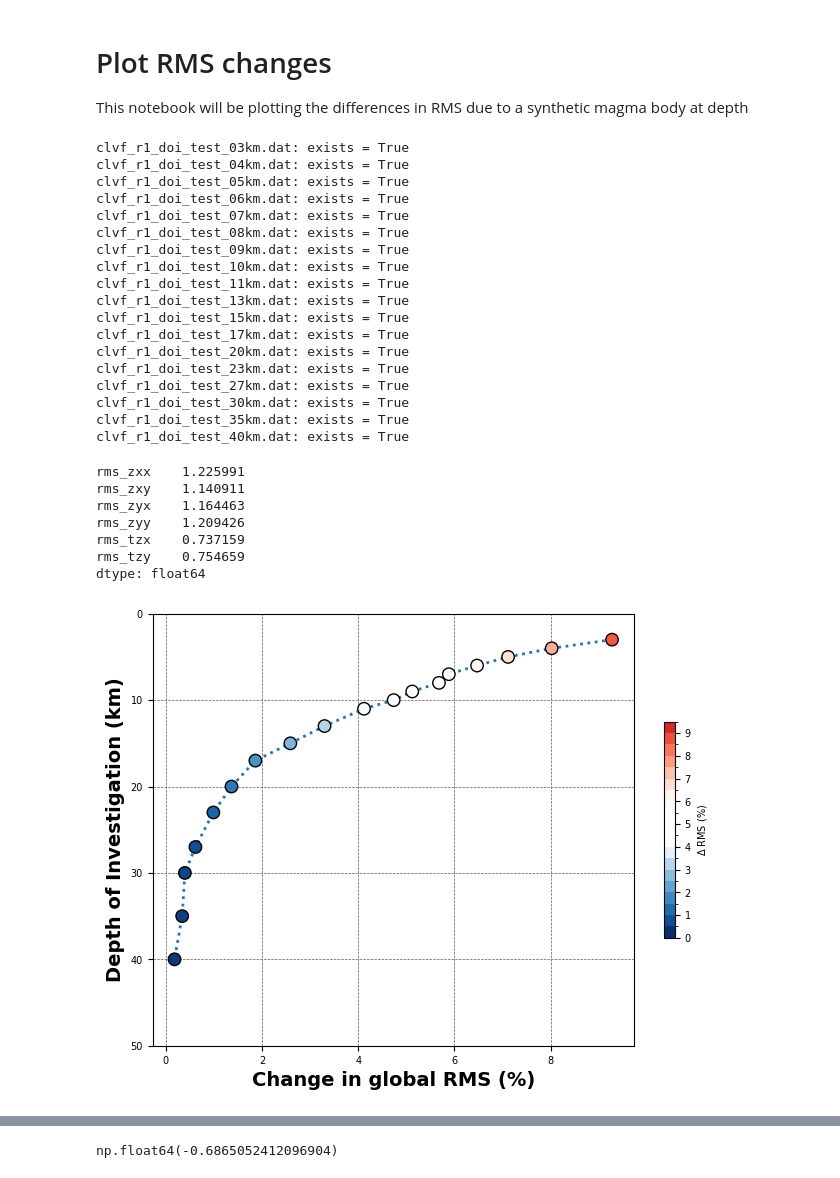
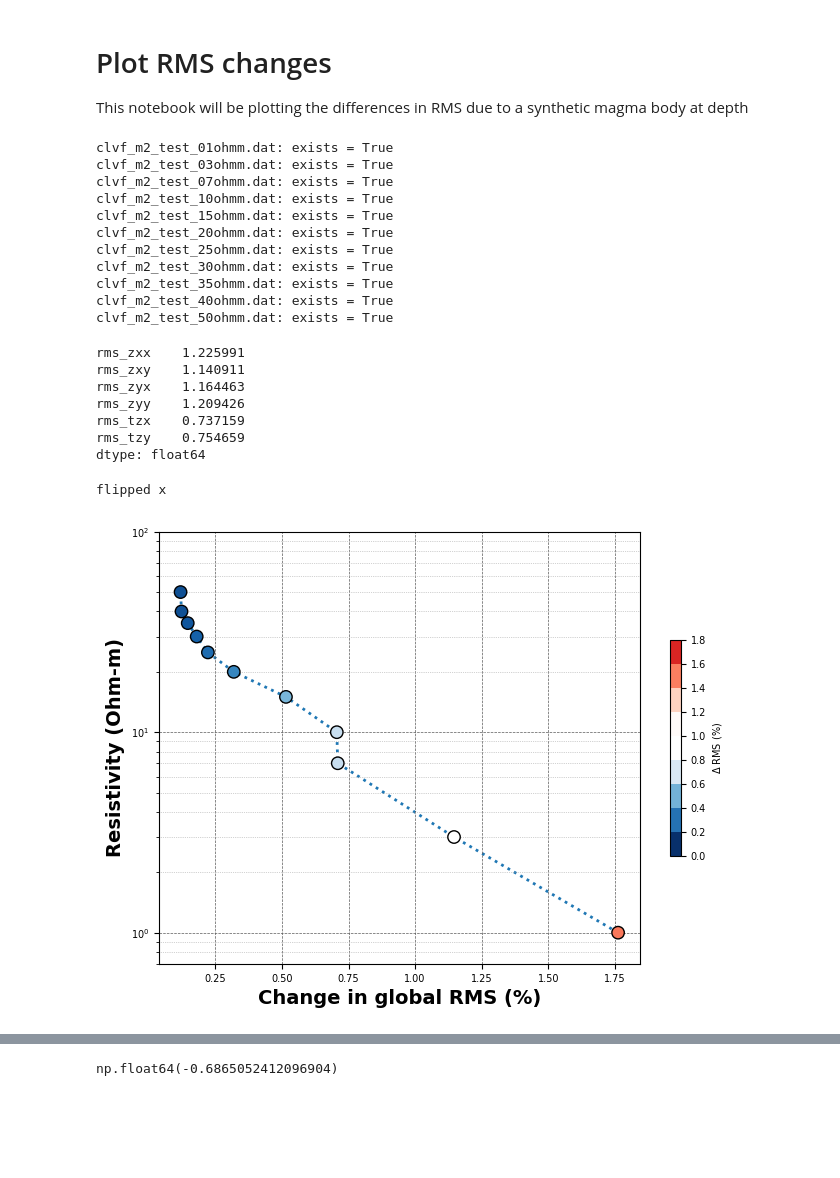
Before and after one commit to kujaku11/sandbox_scripts, a Jupyter notebook: clvf_mt_tests.ipynb, the cells around one changed output, grey strips where cells are left out. Saved outputs shown, nothing was run; the diff lists cells and outputs as text; code cells hidden in the pictures; blank space fills up the shorter version.

```diff
--- a/clvf_mt_tests.ipynb
+++ b/clvf_mt_tests.ipynb
@@ -69,7 +69,7 @@ def create_segmented_bwr_cmap():
 rms_cmap = create_segmented_bwr_cmap()
 # %%
 dat_path = Path(r"c:\Users\jpeacock\OneDrive - DOI\ClearLake\modem_inv\clvf_tests")
-fn_base = "clvf_r1_doi"
+fn_base = "clvf_m2"
 test_files = list(dat_path.glob(f"{fn_base}*.dat"))
 
 md_dict = {}
@@ -96,24 +96,17 @@ model_data_df = data_obj.read_data_file(
 
 md_dict["model"] = model_data_df.dataframe
 # %% [output]
-clvf_r1_doi_test_03km.dat: exists = True
-clvf_r1_doi_test_04km.dat: exists = True
-clvf_r1_doi_test_05km.dat: exists = True
-clvf_r1_doi_test_06km.dat: exists = True
-clvf_r1_doi_test_07km.dat: exists = True
-clvf_r1_doi_test_08km.dat: exists = True
-clvf_r1_doi_test_09km.dat: exists = True
-clvf_r1_doi_test_10km.dat: exists = True
-clvf_r1_doi_test_11km.dat: exists = True
-clvf_r1_doi_test_13km.dat: exists = True
-clvf_r1_doi_test_15km.dat: exists = True
-clvf_r1_doi_test_17km.dat: exists = True
-clvf_r1_doi_test_20km.dat: exists = True
-clvf_r1_doi_test_23km.dat: exists = True
-clvf_r1_doi_test_27km.dat: exists = True
-clvf_r1_doi_test_30km.dat: exists = True
-clvf_r1_doi_test_35km.dat: exists = True
-clvf_r1_doi_test_40km.dat: exists = True
+clvf_m2_test_01ohmm.dat: exists = True
+clvf_m2_test_03ohmm.dat: exists = True
+clvf_m2_test_07ohmm.dat: exists = True
+clvf_m2_test_10ohmm.dat: exists = True
+clvf_m2_test_15ohmm.dat: exists = True
+clvf_m2_test_20ohmm.dat: exists = True
+clvf_m2_test_25ohmm.dat: exists = True
+clvf_m2_test_30ohmm.dat: exists = True
+clvf_m2_test_35ohmm.dat: exists = True
+clvf_m2_test_40ohmm.dat: exists = True
+clvf_m2_test_50ohmm.dat: exists = True
 # %%
 # base_model_01 = calculate_rms(data_df.dataframe, model_data_df.dataframe)
 base_model_01 = calculate_rms(md_dict["data"], md_dict["model"])
@@ -156,42 +149,43 @@ for index, key in enumerate(key_order):
     y[index] = float(key.split("_")[-1].replace("km", "").replace("ohmm", ""))
     x[index] = float(rms_diff[key])
 
-if "m3" in fn_base:
+if "m3" in fn_base or "m2" in fn_base:
     print("flipped x")
     x = np.sort(x)[::-1]
 
 ax.plot(x, y, marker=None, ls=":", lw=2, zorder=1)
-ax.scatter(x, y, c=x, cmap=rms_cmap, vmin=0, vmax=10, marker="o", s=80, edgecolors=(0,0,0), zorder=100)
+ax.scatter(x, y, c=x, cmap=rms_cmap, vmin=0, vmax=2, marker="o", s=80, edgecolors=(0,0,0), zorder=100)
 # ax.scatter(x, y, c=None, cmap=None, vmin=-1, vmax=10, marker="s", s=80, edgecolors=(0,0,0), zorder=100)
 
 if "doi" not in fn_base:
     ax.set_ylabel("Resistivity (Ohm-m)", fontdict={"size":14, "weight":"bold"})
     ax.set_xlabel("Change in global RMS (%)", fontdict={"size":14, "weight":"bold"})
     ax.set_yscale("log")
     ax.set_ylim(.7, 100)
 else:
     # ax.set_ylabel("Bottom of R1 (km)", fontdict={"size":14, "weight":"bold"})
     ax.set_ylabel("Depth of Investigation (km)", fontdict={"size":14, "weight":"bold"})
     ax.set_xlabel("Change in global RMS (%)", fontdict={"size":14, "weight":"bold"})
     ax.set_ylim((50, 0))
     ax.xaxis.set_minor_locator(ticker.MultipleLocator(10))
     ax.yaxis.set_minor_locator(ticker.MultipleLocator(10))
 
 ax.grid(which="major", color=(.35, .35, .35), lw=.5, ls="--")
 ax.grid(which="minor", color=(.65, .65, .65), lw=.5, ls=":")
 
 cb_ax, _ = mcb.make_axes(ax, shrink=0.5)
 
 cb_norm = colors.BoundaryNorm(
-            np.arange(0, 10, .5),
+            np.arange(0, 2, .2),
             rms_cmap.N,
         )
 cb = mcb.ColorbarBase(cb_ax, cmap=rms_cmap, norm=cb_norm, label=r"$\Delta$ RMS (%)")
 
 plt.show()
 fig.savefig(dat_path / f"{fn_base}_figure.png", dpi=300, bbox_inches="tight")
 # %% [output]
+flipped x
-[figure, old version]
+[figure, new version]
 # %%
 for key in md_dict.keys():
     if key in ["data", "model"]:
```
Also changed, not shown: parts of 1 cell of this notebook, 2 other files.
